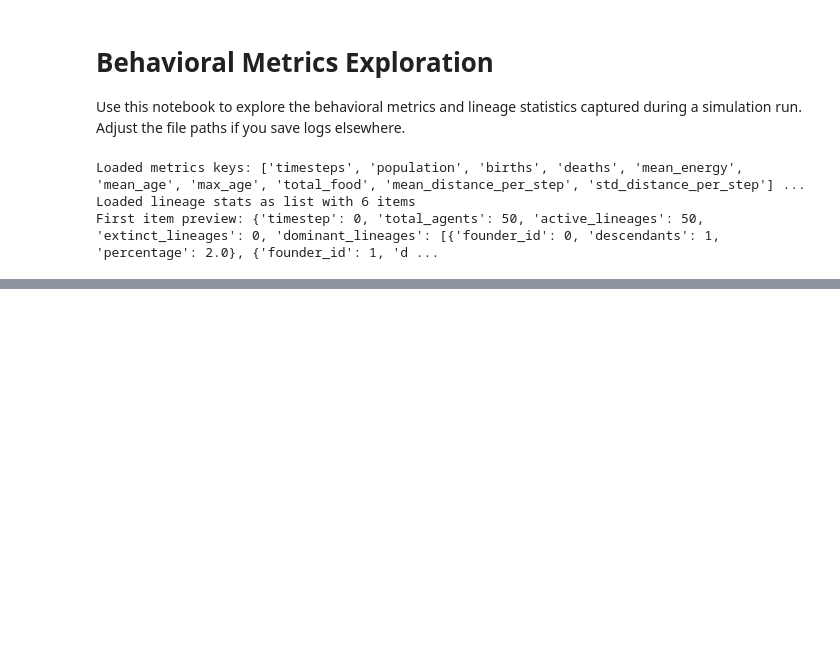
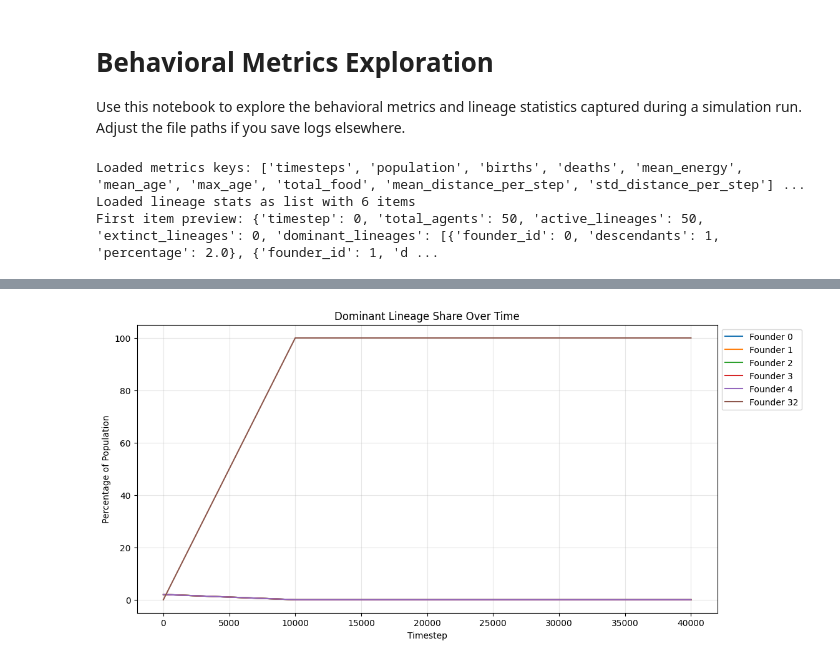
Before and after one commit to jabbarman/evolving-social-intelligence, a Jupyter notebook: notebooks/behavioral_analysis.ipynb, the cells around one changed output, grey strips where cells are left out. Cells and saved outputs as stored; diff of their text form; code cells hidden in the pictures; blank space fills up the shorter version.

Commit message:
notebook: visualize dominant lineages over time

```diff
--- a/notebooks/behavioral_analysis.ipynb
+++ b/notebooks/behavioral_analysis.ipynb
@@ -57,0 +60,43 @@ else:
+# %%
+import matplotlib.pyplot as plt
+
+if lineage_stats:
+    import pandas as pd
+    if isinstance(lineage_stats, list):
+        df = pd.DataFrame(lineage_stats)
+    else:
+        df = pd.DataFrame([lineage_stats])
+
+    if 'dominant_lineages' in df.columns and 'timestep' in df.columns:
+        rows = []
+        for _, row in df.iterrows():
+            timestep = row['timestep']
+            lineages = row['dominant_lineages'] or []
+            for entry in lineages:
+                rows.append({
+                    'timestep': timestep,
+                    'founder_id': entry.get('founder_id'),
+                    'descendants': entry.get('descendants', 0),
+                    'percentage': entry.get('percentage', 0.0)
+                })
+        if rows:
+            dom_df = pd.DataFrame(rows)
+            pivot = dom_df.pivot_table(index='timestep', columns='founder_id', values='percentage', fill_value=0.0)
+            pivot.sort_index(inplace=True)
+            plt.figure(figsize=(12, 6))
+            for founder_id in pivot.columns:
+                plt.plot(pivot.index, pivot[founder_id], label=f'Founder {founder_id}')
+            plt.title('Dominant Lineage Share Over Time')
+            plt.xlabel('Timestep')
+            plt.ylabel('Percentage of Population')
+            plt.legend(loc='upper left', bbox_to_anchor=(1.0, 1.0))
+            plt.grid(alpha=0.3)
+            plt.show()
+        else:
+            print('Dominant lineage entries are empty.')
+    else:
+        print('Dominant lineage data not present in lineage stats.')
+else:
+    print('Lineage stats data not loaded; run a simulation first.')
+# %% [output]
+[figure, added]
```
Also changed, not shown: parts of 2 cells of this notebook.
